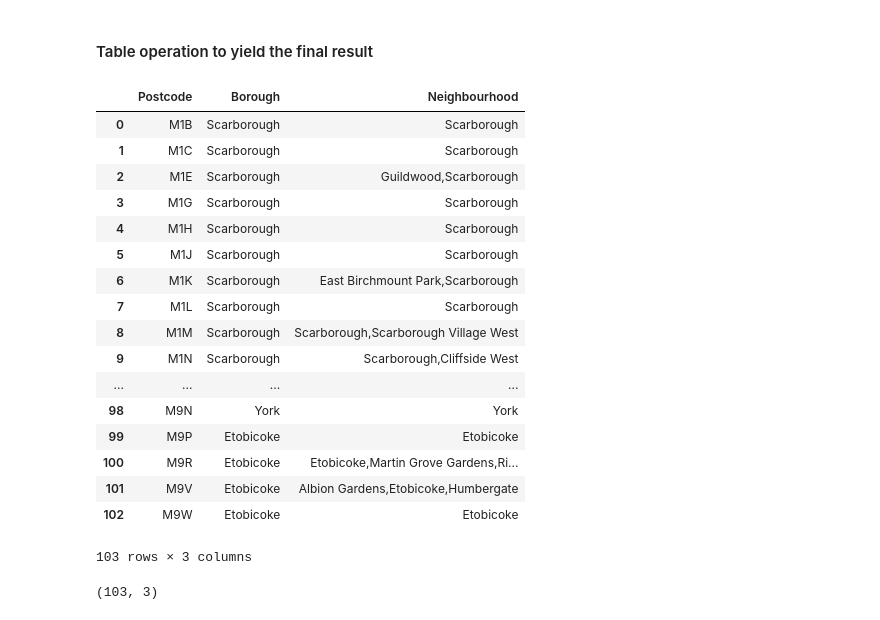
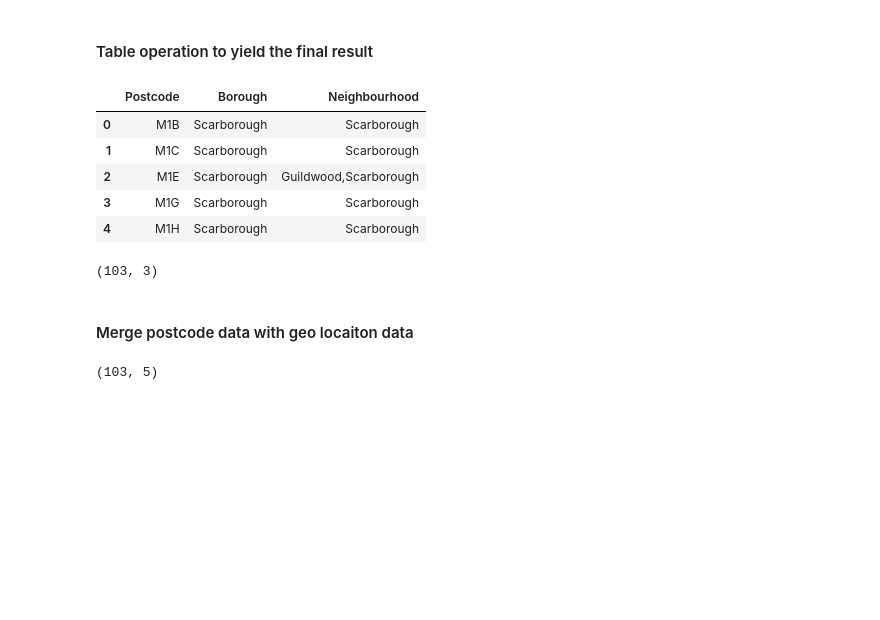
Before and after one commit to ndu-UCSD/IBM_capstone, a Jupyter notebook: Segmenting_and_Clustering_Neighborhoods_in_Toronto.ipynb, the cells around one changed output. Drawn from its saved outputs; the diff is of its cells as text; code cells hidden in the pictures; blank space fills up the shorter version.

```diff
--- a/Segmenting_and_Clustering_Neighborhoods_in_Toronto.ipynb
+++ b/Segmenting_and_Clustering_Neighborhoods_in_Toronto.ipynb
@@ -37,27 +44,17 @@ df_post.dropna(axis = 0,inplace = True)
 df_post_final = pd.DataFrame(df_post.groupby(['Postcode','Borough'])['Neighbourhood'].agg('unique')).reset_index()
 df_post_final['Neighbourhood'] = df_post_final['Neighbourhood'].apply(lambda x: ','.join(x))
 # %%
-df_post_final
+df_post_final.head()
 # %% [output]
 |  | Postcode | Borough | Neighbourhood |
 | 0 | M1B | Scarborough | Scarborough |
 | 1 | M1C | Scarborough | Scarborough |
 | 2 | M1E | Scarborough | Guildwood,Scarborough |
 | 3 | M1G | Scarborough | Scarborough |
 | 4 | M1H | Scarborough | Scarborough |
-| 5 | M1J | Scarborough | Scarborough |
-| 6 | M1K | Scarborough | East Birchmount Park,Scarborough |
-| 7 | M1L | Scarborough | Scarborough |
-| 8 | M1M | Scarborough | Scarborough,Scarborough Village West |
-| 9 | M1N | Scarborough | Scarborough,Cliffside West |
-| ... | ... | ... | ... |
-| 98 | M9N | York | York |
-| 99 | M9P | Etobicoke | Etobicoke |
-| 100 | M9R | Etobicoke | Etobicoke,Martin Grove Gardens,Ri... |
-| 101 | M9V | Etobicoke | Albion Gardens,Etobicoke,Humbergate |
-| 102 | M9W | Etobicoke | Etobicoke |
-103 rows × 3 columns
 # %%
 df_post_final.shape
 # %% [output]
 (103, 3)
+# %% [markdown]
+#### Merge postcode data with geo locaiton data
@@ -63,0 +64,4 @@ df_post_final.shape
+# %%
+df_post_final_cor.shape
+# %% [output]
+(103, 5)
```
Also changed, not shown: parts of 15 cells of this notebook.
